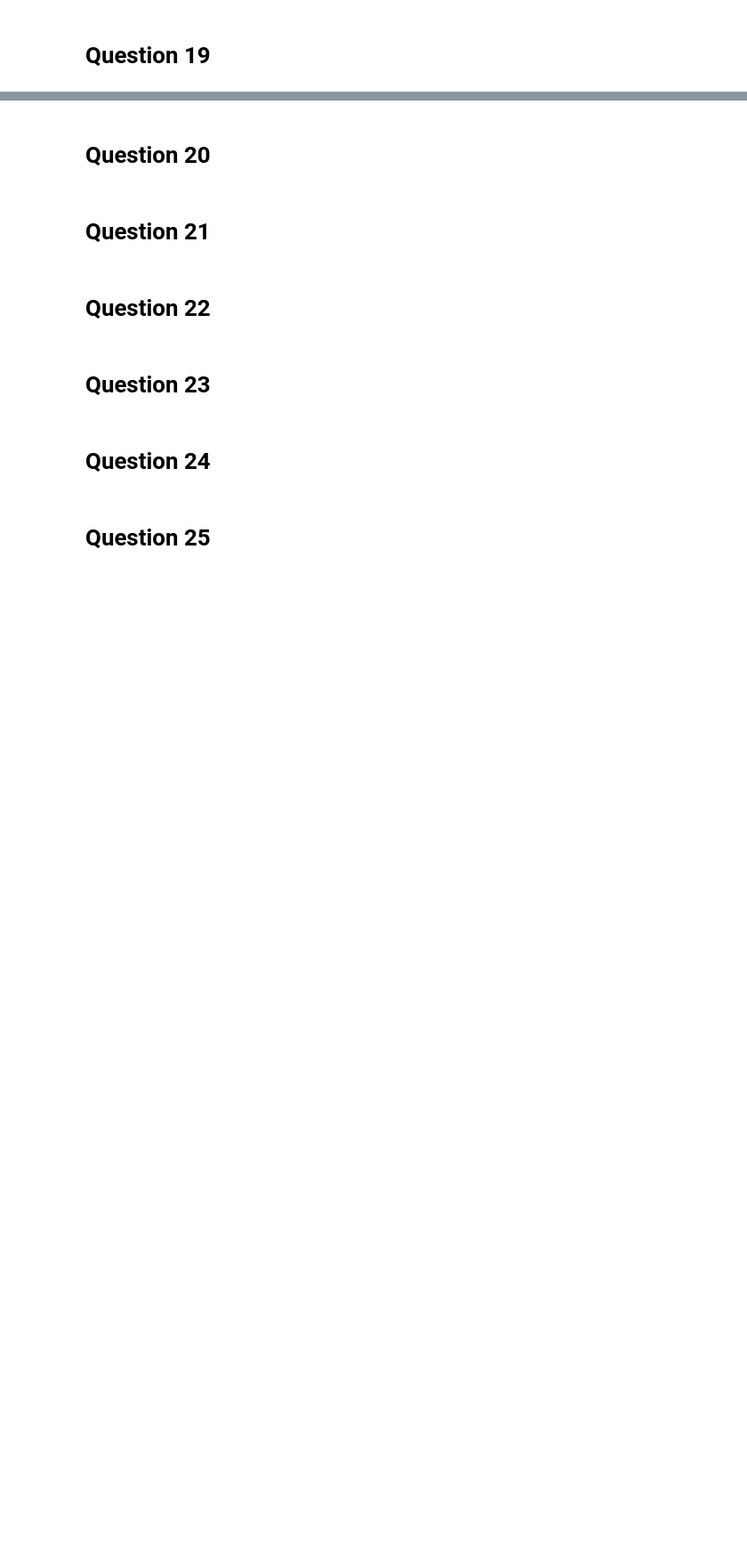
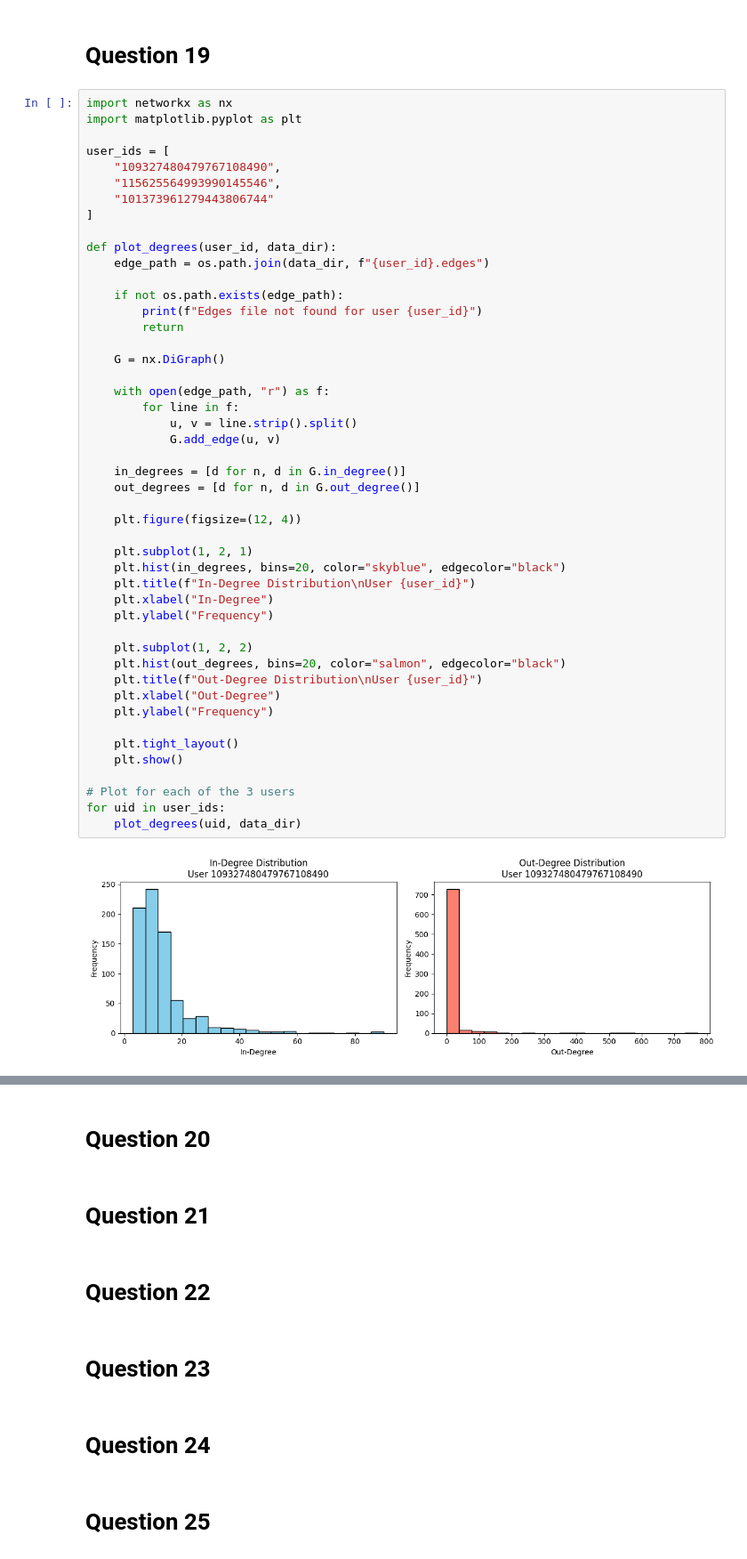
Before and after one commit to kbaseba/232E, a Jupyter notebook: Project_2/ECE232E_Project2_606539982_106405230_106303745.ipynb, the cells around one changed output, grey strips where cells are left out. Shown at 89% size. Drawn from its saved outputs; the diff is of its cells as text; blank space fills up the shorter version.

```diff
--- a/Project_2/ECE232E_Project2_606539982_106405230_106303745.ipynb
+++ b/Project_2/ECE232E_Project2_606539982_106405230_106303745.ipynb
@@ -37,2 +211,51 @@
 # %% [markdown]
 # Question 19
+# %%
+import networkx as nx
+import matplotlib.pyplot as plt
+
+user_ids = [
+    "109327480479767108490",
+    "115625564993990145546",
+    "101373961279443806744"
+]
+
+def plot_degrees(user_id, data_dir):
+    edge_path = os.path.join(data_dir, f"{user_id}.edges")
+
+    if not os.path.exists(edge_path):
+        print(f"Edges file not found for user {user_id}")
+        return
+
+    G = nx.DiGraph()
+
+    with open(edge_path, "r") as f:
+        for line in f:
+            u, v = line.strip().split()
+            G.add_edge(u, v)
+
+    in_degrees = [d for n, d in G.in_degree()]
+    out_degrees = [d for n, d in G.out_degree()]
+
+    plt.figure(figsize=(12, 4))
+
+    plt.subplot(1, 2, 1)
+    plt.hist(in_degrees, bins=20, color="skyblue", edgecolor="black")
+    plt.title(f"In-Degree Distribution\nUser {user_id}")
+    plt.xlabel("In-Degree")
+    plt.ylabel("Frequency")
+
+    plt.subplot(1, 2, 2)
+    plt.hist(out_degrees, bins=20, color="salmon", edgecolor="black")
+    plt.title(f"Out-Degree Distribution\nUser {user_id}")
+    plt.xlabel("Out-Degree")
+    plt.ylabel("Frequency")
+
+    plt.tight_layout()
+    plt.show()
+
+# Plot for each of the 3 users
+for uid in user_ids:
+    plot_degrees(uid, data_dir)
+# %% [output]
+[figure, added]
```
Also changed, not shown: parts of 12 cells of this notebook.
